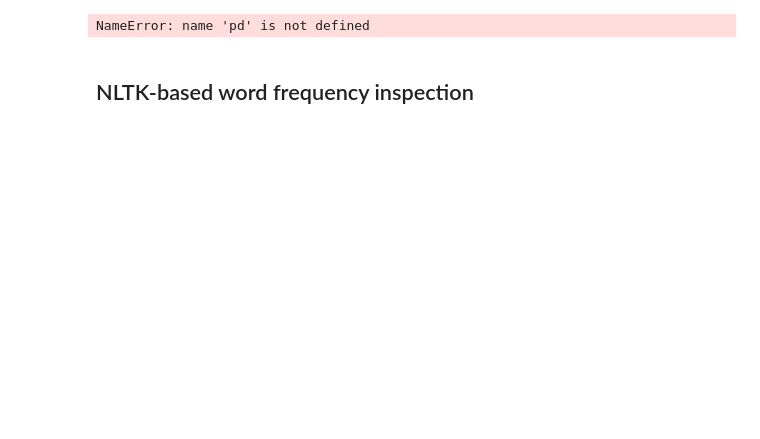
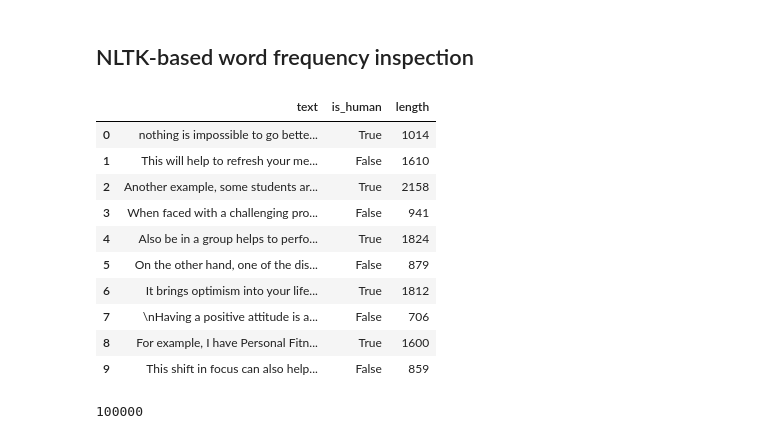
Before and after one commit to LBYPatrick/14795-final-project, a Jupyter notebook: apply_label.ipynb, the cells around one changed output. Saved outputs shown, nothing was run; the diff lists cells and outputs as text; code cells hidden in the pictures; blank space fills up the shorter version.

```diff
--- a/apply_label.ipynb
+++ b/apply_label.ipynb
@@ -11,6 +20,41 @@ from transformers import pipeline
 # %%
-dataset = pd.read_csv("data/train.csv")
+dataset = pd.read_csv("data/data_50k.csv")
-# %% [output]
-NameError: name 'pd' is not defined
 # %% [markdown]
 ## NLTK-based word frequency inspection
+# %%
+reshaped = []
+
+for idx in range(len(dataset)):
+  row = dataset.iloc[idx]
+
+  reshaped.append({
+      "text": row["human_text"],
+      "is_human": True,
+      "length": row["human_text_length"]
+  })
+
+  reshaped.append({
+      "text": row["ai_text"],
+      "is_human": False,
+      "length": row["ai_text_length"]
+  })
+
+df_reshaped = pd.DataFrame(reshaped)
+
+display(df_reshaped.head(10))
+# %% [output]
+|  | text | is_human | length |
+| 0 | nothing is impossible to go bette... | True | 1014 |
+| 1 | This will help to refresh your me... | False | 1610 |
+| 2 | Another example, some students ar... | True | 2158 |
+| 3 | When faced with a challenging pro... | False | 941 |
+| 4 | Also be in a group helps to perfo... | True | 1824 |
+| 5 | On the other hand, one of the dis... | False | 879 |
+| 6 | It brings optimism into your life... | True | 1812 |
+| 7 | \nHaving a positive attitude is a... | False | 706 |
+| 8 | For example, I have Personal Fitn... | True | 1600 |
+| 9 | This shift in focus can also help... | False | 859 |
+# %%
+len(df_reshaped)
+# %% [output]
+100000
```
Also changed, not shown: parts of 14 cells of this notebook, 4 other files.
